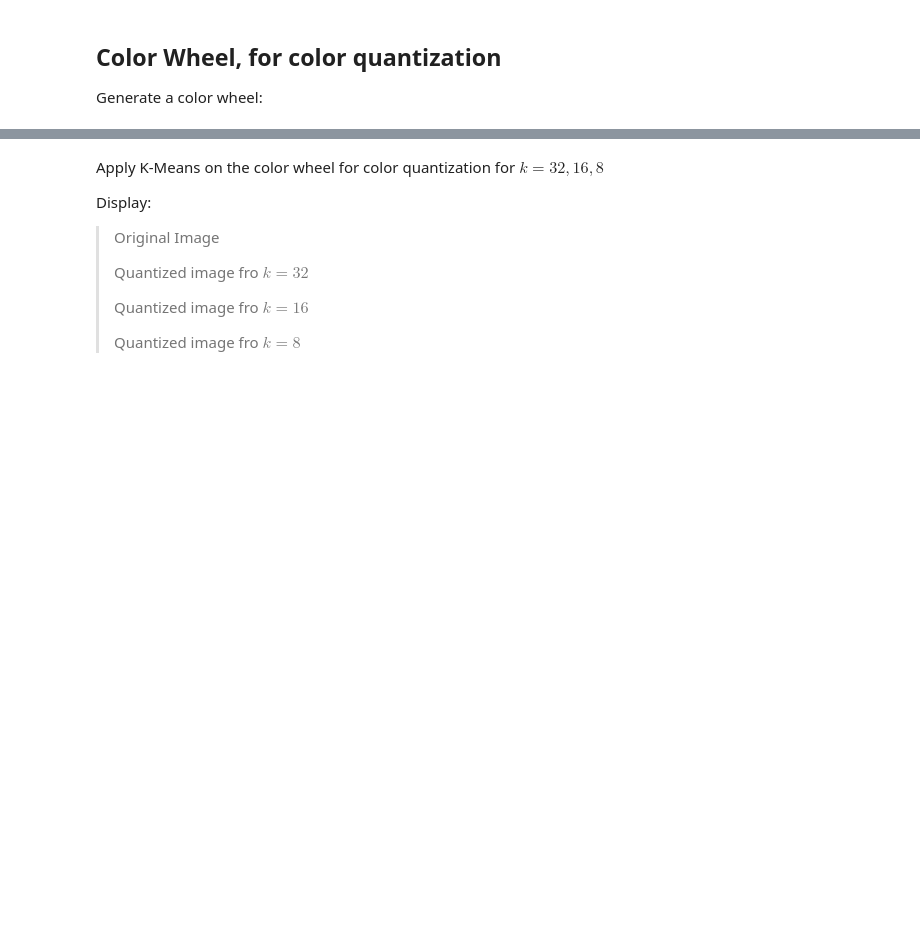
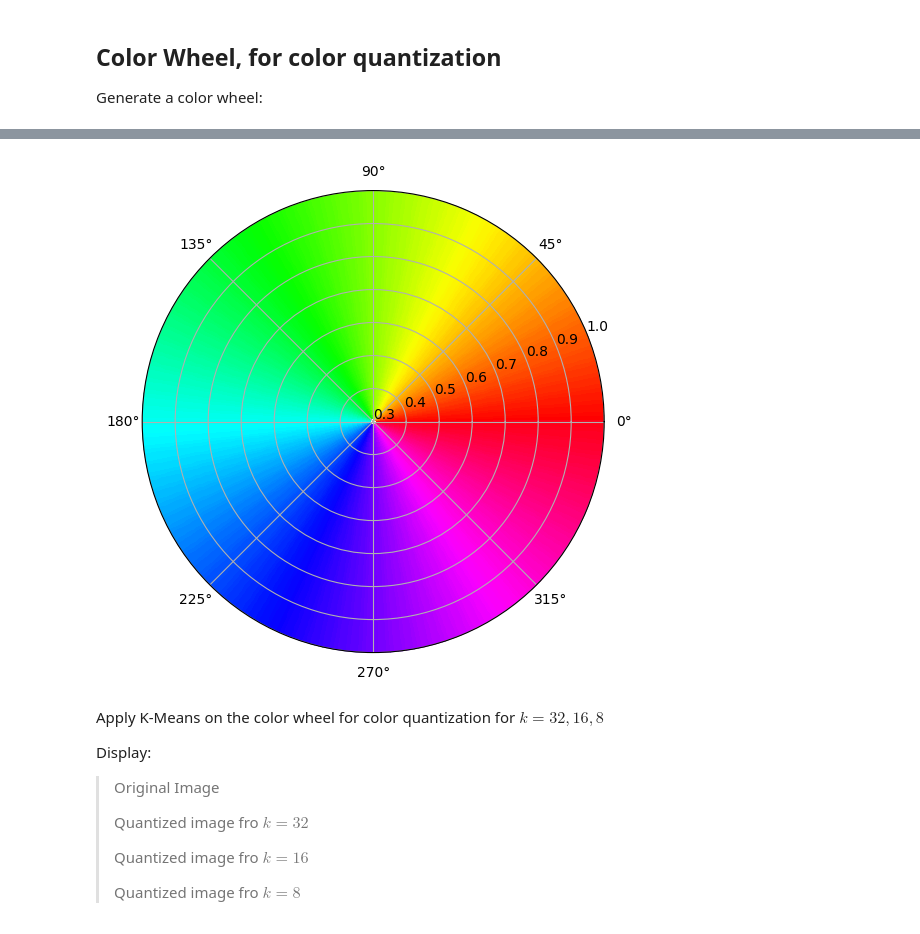
Before and after one commit to jchen8000/MLDLwithPython, a Jupyter notebook: 4_04_KMeans_Clustering/Color_Quantization.ipynb, the cells around one changed output, grey strips where cells are left out. Drawn from its saved outputs; the diff is of its cells as text; code cells hidden in the pictures; blank space fills up the shorter version.

```diff
--- a/4_04_KMeans_Clustering/Color_Quantization.ipynb
+++ b/4_04_KMeans_Clustering/Color_Quantization.ipynb
@@ -251,3 +217,66 @@ plt.close(fig2)
+# %%
+def create_color_wheel_data(r_min=0.3, r_max=1.0, n_theta=360):
+    """Generate meshgrid data for color wheel."""
+    t = np.linspace(0, 2*np.pi, n_theta)
+    r = np.linspace(r_min, r_max, 50)
+    return np.meshgrid(r, t)
+
+def plot_color_wheel(ax, r_min=0.3, r_max=1.0, cmap_name='hsv'):
+    """Plot color wheel on a polar axis."""
+    colormap = plt.get_cmap(cmap_name)
+    norm = mpl.colors.Normalize(0.0, 2*np.pi)
+
+    r_grid, t_grid = create_color_wheel_data(r_min, r_max)
+    ax.pcolormesh(t_grid, r_grid, t_grid, norm=norm, cmap=colormap, shading='nearest')
+    ax.set_ylim(r_min, r_max)
+
+    return ax
+
+def display_color_wheel(save_path=None, r_min=0.3, r_max=1.0, cmap_name='hsv'):
+    """Create color wheel for display with labels and grid, optionally save to file."""
+    fig, ax = plt.subplots(figsize=(6, 6), subplot_kw={'projection': 'polar'})
+    plot_color_wheel(ax, r_min, r_max, cmap_name)
+    ax.grid(True)
+
+    # Save to file if path is provided
+    if save_path:
+        fig.savefig(save_path, dpi=100, bbox_inches='tight', facecolor='white')
+
+    plt.show()
+    plt.close(fig)
+    return fig, ax
+
+def generate_color_wheel(r_min=0.3, r_max=1.0, cmap_name='hsv', figsize=(3, 3)):
+    """Create clean color wheel without decorations for post-processing."""
+    fig = plt.figure(figsize=figsize, facecolor='white')
+    canvas = FigureCanvasAgg(fig)
+
+    # Full canvas axes with polar projection
+    ax = fig.add_axes([0, 0, 1, 1], projection='polar', facecolor='white')
+
+    # Plot color wheel
+    plot_color_wheel(ax, r_min, r_max, cmap_name)
+
+    # Remove all decorations
+    ax.set_axis_off()
+
+    # Convert to RGBA array
+    canvas.draw()
+    rgba_array = np.array(canvas.buffer_rgba())
+    plt.close(fig)
+
+    return rgba_array
+
+# --- 1. Display the color wheel and optionally save it ---
+display_color_wheel(save_path='color_wheel.png')
+
+# --- 2. Generate clean color wheel for post-processing ---
+color_wheel = generate_color_wheel(r_min=0.3, r_max=1.0)
+
+# print(f"Clean color wheel array shape: {color_wheel.shape}")
+# print(f"Clean color wheel dtype: {color_wheel.dtype}")
+# %% [output]
+[figure, added]
 # %% [markdown]
 Apply K-Means on the color wheel for color quantization for $k = 32, 16, 8$
 
```
Also changed, not shown: parts of 5 cells of this notebook.
